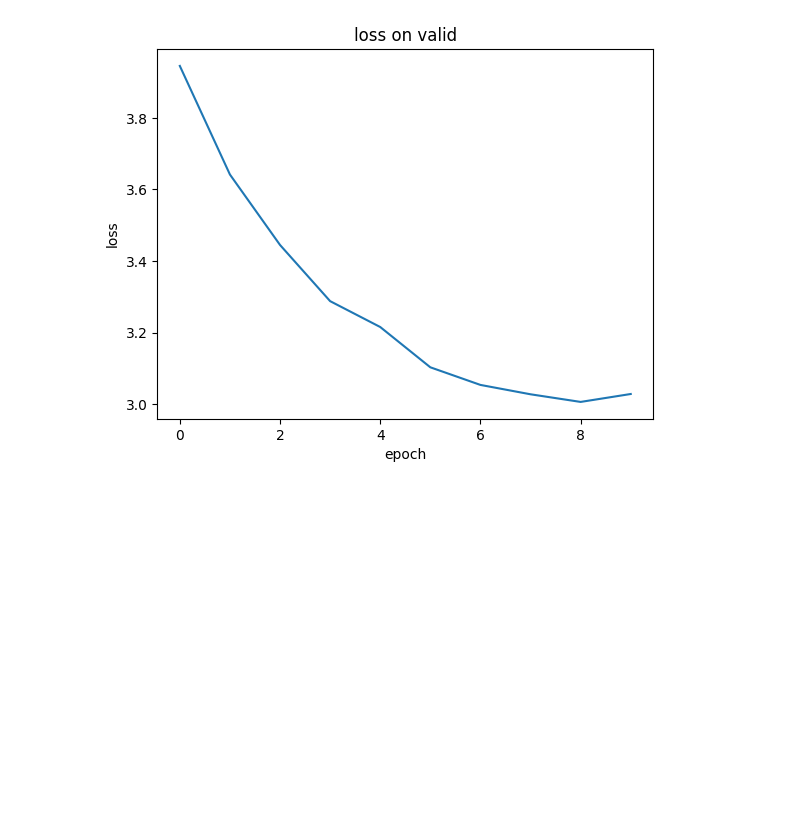
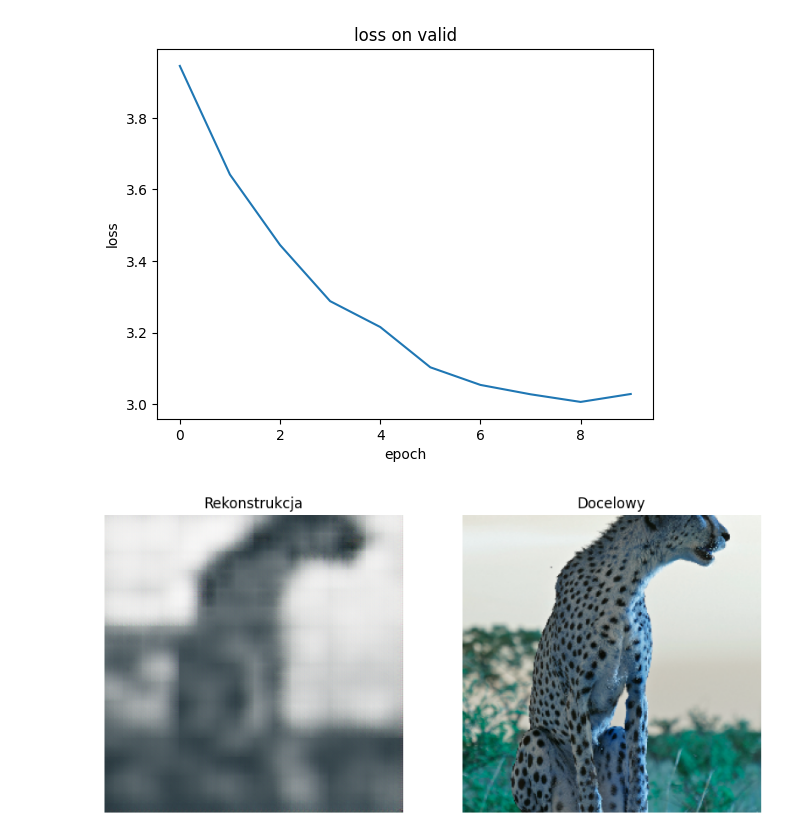
Before and after one commit to twezowic/SIGK, a Jupyter notebook: 1.ipynb, the cells around one changed output. Drawn from its saved outputs; the diff is of its cells as text; code cells hidden in the pictures; blank space fills up the shorter version.

Commit message:
Add image displaying

```diff
--- a/1.ipynb
+++ b/1.ipynb
@@ -232,3 +232,27 @@ plt.title("loss on valid")
 plt.show()
 # %% [output]
 [figure]
+# %%
+import random
+
+
+a = random.choice(valid_dataset)
+
+out = model(a[0])
+out = out.permute(1, 2, 0).detach().numpy()
+
+dest = a[1].permute(1, 2, 0).detach().numpy()
+
+fig, axes = plt.subplots(1, 2, figsize=(10, 5))
+
+axes[0].imshow(out)
+axes[0].axis('off')
+axes[0].set_title("Rekonstrukcja")
+
+axes[1].imshow(dest)
+axes[1].axis('off')
+axes[1].set_title("Docelowy")
+
+plt.show()
+# %% [output]
+[figure, added]
```
